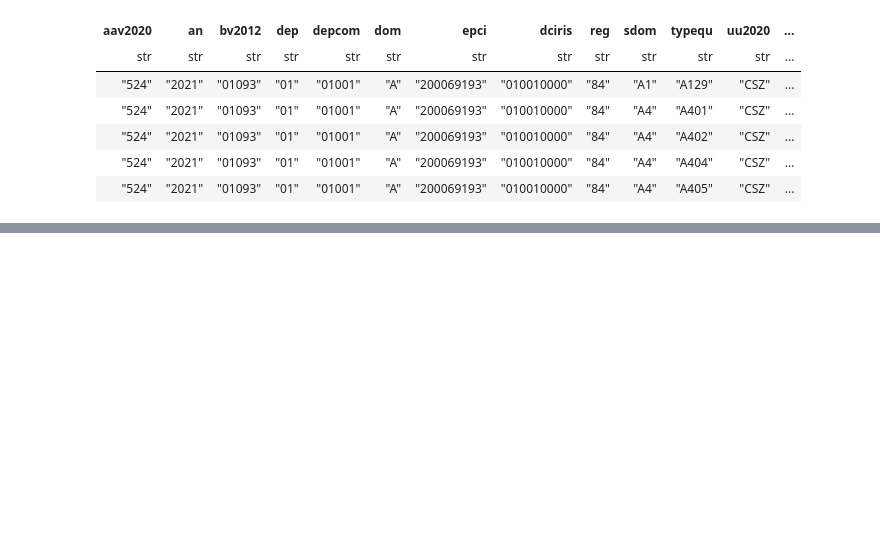
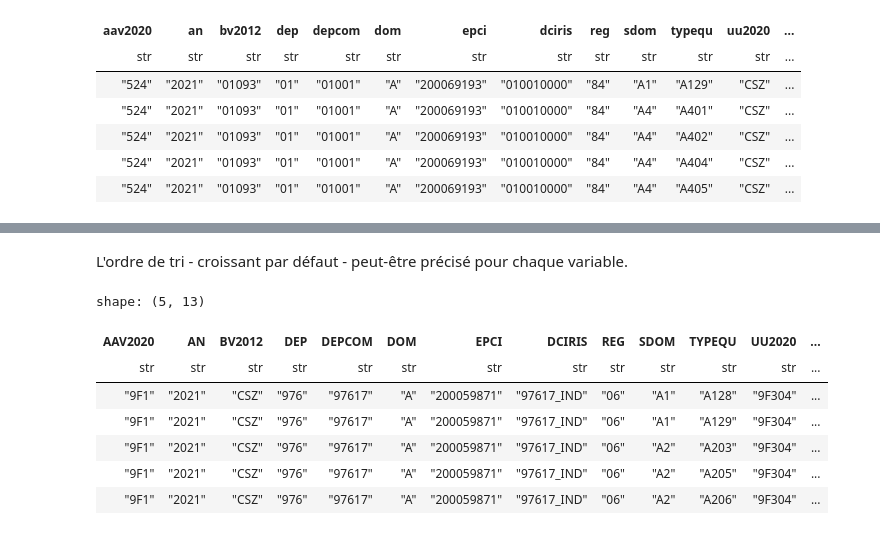
Before and after one commit to romaintailhurat/miscbooks, a Jupyter notebook: polars-tuto.ipynb, the cells around one changed output, grey strips where cells are left out. Saved outputs shown, nothing was run; the diff lists cells and outputs as text; code cells hidden in the pictures; blank space fills up the shorter version.

```diff
--- a/polars-tuto.ipynb
+++ b/polars-tuto.ipynb
@@ -248,0 +266,15 @@ shape: (5, 13)
+# %% [markdown]
+L'ordre de tri - croissant par défaut - peut-être précisé pour chaque variable.
+# %%
+df_bpe.lazy()\
+    .sort("DEPCOM", "TYPEQU", descending=[True, False])\
+    .head(5).collect()
+# %% [output]
+shape: (5, 13)
+| AAV2020 | AN | BV2012 | DEP | DEPCOM | DOM | EPCI | DCIRIS | REG | SDOM | TYPEQU | UU2020 | ... |
+| str | str | str | str | str | str | str | str | str | str | str | str | ... |
+| "9F1" | "2021" | "CSZ" | "976" | "97617" | "A" | "200059871" | "97617_IND" | "06" | "A1" | "A128" | "9F304" | ... |
+| "9F1" | "2021" | "CSZ" | "976" | "97617" | "A" | "200059871" | "97617_IND" | "06" | "A1" | "A129" | "9F304" | ... |
+| "9F1" | "2021" | "CSZ" | "976" | "97617" | "A" | "200059871" | "97617_IND" | "06" | "A2" | "A203" | "9F304" | ... |
+| "9F1" | "2021" | "CSZ" | "976" | "97617" | "A" | "200059871" | "97617_IND" | "06" | "A2" | "A205" | "9F304" | ... |
+| "9F1" | "2021" | "CSZ" | "976" | "97617" | "A" | "200059871" | "97617_IND" | "06" | "A2" | "A206" | "9F304" | ... |
```
Also changed, not shown: parts of 2 cells of this notebook.
